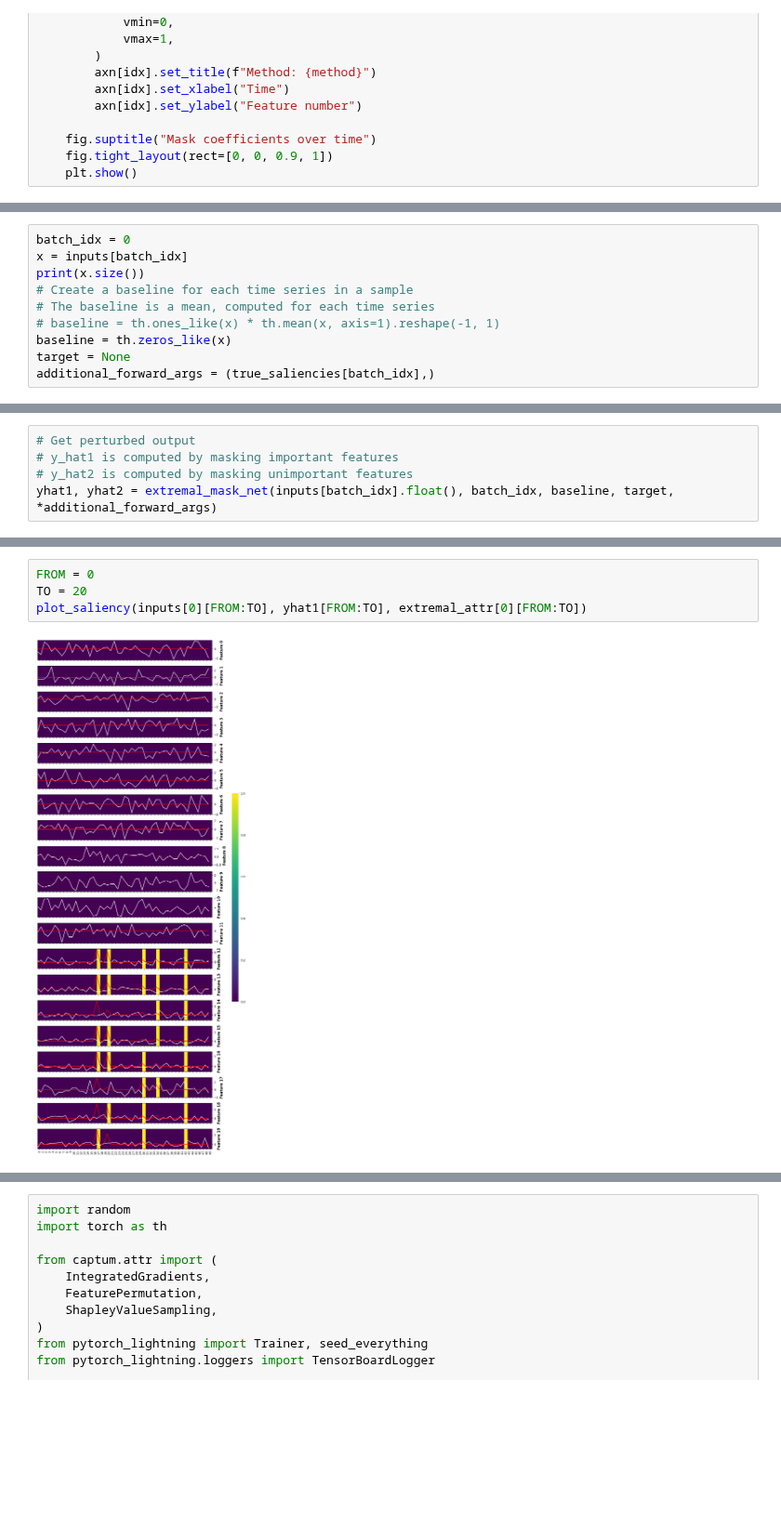
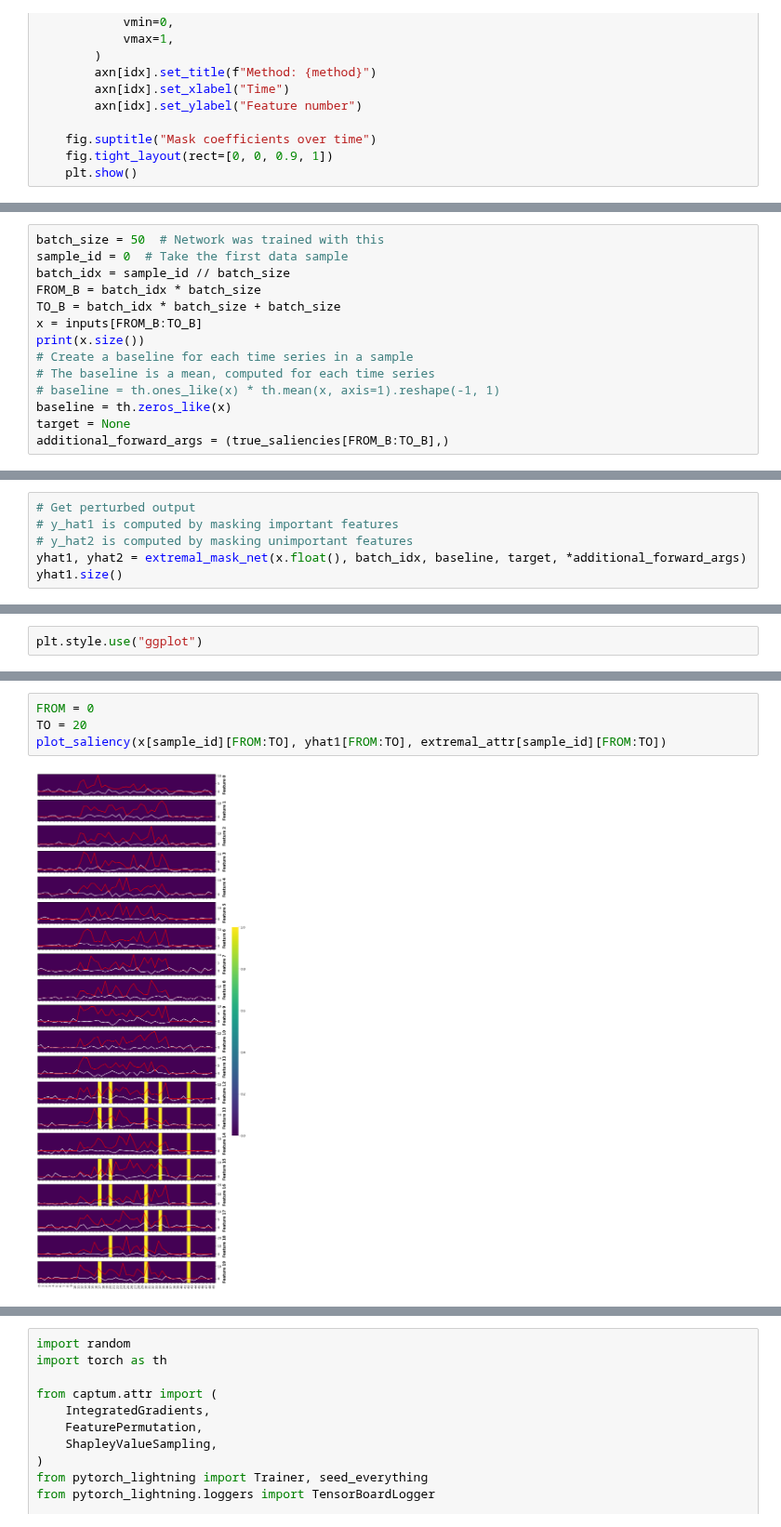
Before and after one commit to anonymous8293/factai, a Jupyter notebook: visualization.ipynb, the cells around one changed output, grey strips where cells are left out. Shown at 93% size. Cells and saved outputs as stored; diff of their text form; blank space fills up the shorter version.

Commit message:
feat: attempt to align batches for viz

```diff
--- a/visualization.ipynb
+++ b/visualization.ipynb
@@ -150,11 +140,15 @@ plot_saliency2(saliencies)
 # %%
-batch_idx = 0
-x = inputs[batch_idx]
+batch_size = 50  # Network was trained with this
+sample_id = 0  # Take the first data sample
+batch_idx = sample_id // batch_size
+FROM_B = batch_idx * batch_size
+TO_B = batch_idx * batch_size + batch_size
+x = inputs[FROM_B:TO_B]
 print(x.size())
 # Create a baseline for each time series in a sample
 # The baseline is a mean, computed for each time series
 # baseline = th.ones_like(x) * th.mean(x, axis=1).reshape(-1, 1)
 baseline = th.zeros_like(x)
 target = None
-additional_forward_args = (true_saliencies[batch_idx],)
+additional_forward_args = (true_saliencies[FROM_B:TO_B],)
 # %% [output]
@@ -173,4 +157,5 @@ tensor([-0.5697, -1.2068,  1.5259,  0.8879, -0.5125,  0.2088, -0.5886, -1.4560,
 # Get perturbed output
 # y_hat1 is computed by masking important features
 # y_hat2 is computed by masking unimportant features
-yhat1, yhat2 = extremal_mask_net(inputs[batch_idx].float(), batch_idx, baseline, target, *additional_forward_args)
+yhat1, yhat2 = extremal_mask_net(x.float(), batch_idx, baseline, target, *additional_forward_args)
+yhat1.size()
@@ -192,0 +176,2 @@ torch.Size([50])
+# %%
+plt.style.use("ggplot")
@@ -196,9 +193,9 @@ torch.Size([50])
 # %%
 FROM = 0
 TO = 20
-plot_saliency(inputs[0][FROM:TO], yhat1[FROM:TO], extremal_attr[0][FROM:TO])
+plot_saliency(x[sample_id][FROM:TO], yhat1[FROM:TO], extremal_attr[sample_id][FROM:TO])
 # %% [output]
-[figure, old version]
+[figure, new version]
 # %%
 # batch_size = extremal_mask_net.net.batch_size
 batch_size = x.size()[0]
```
Also changed, not shown: parts of 23 cells of this notebook.
